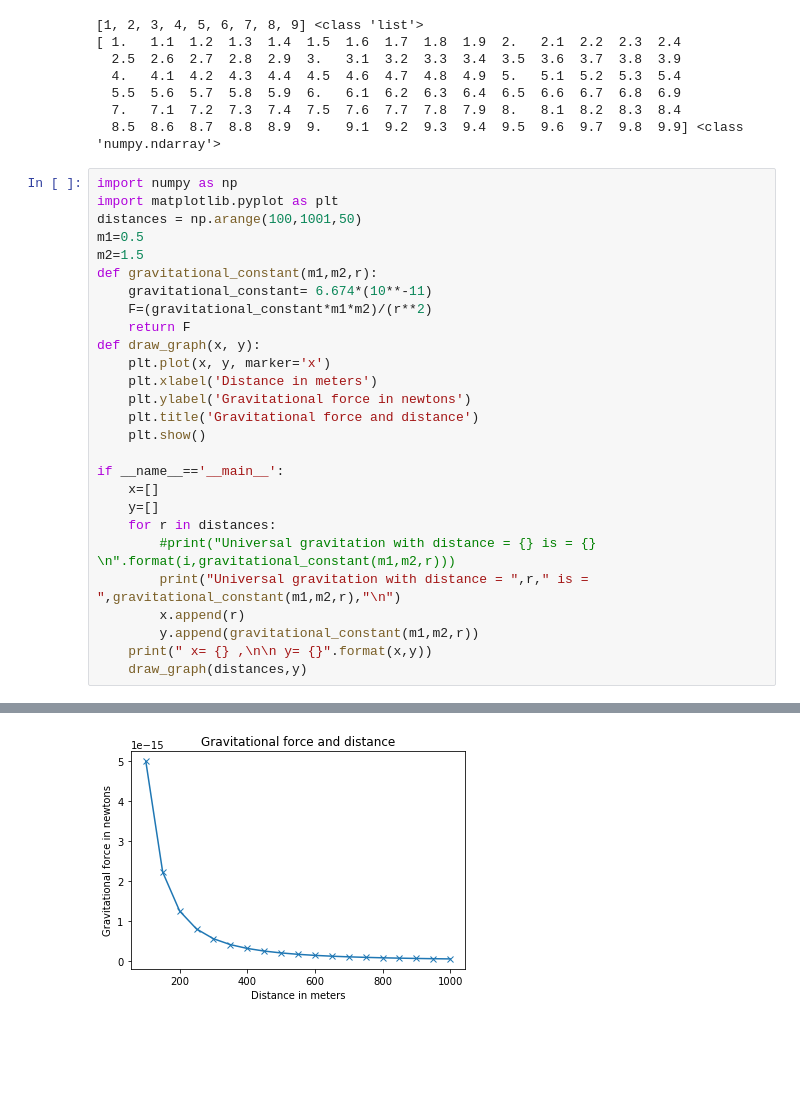
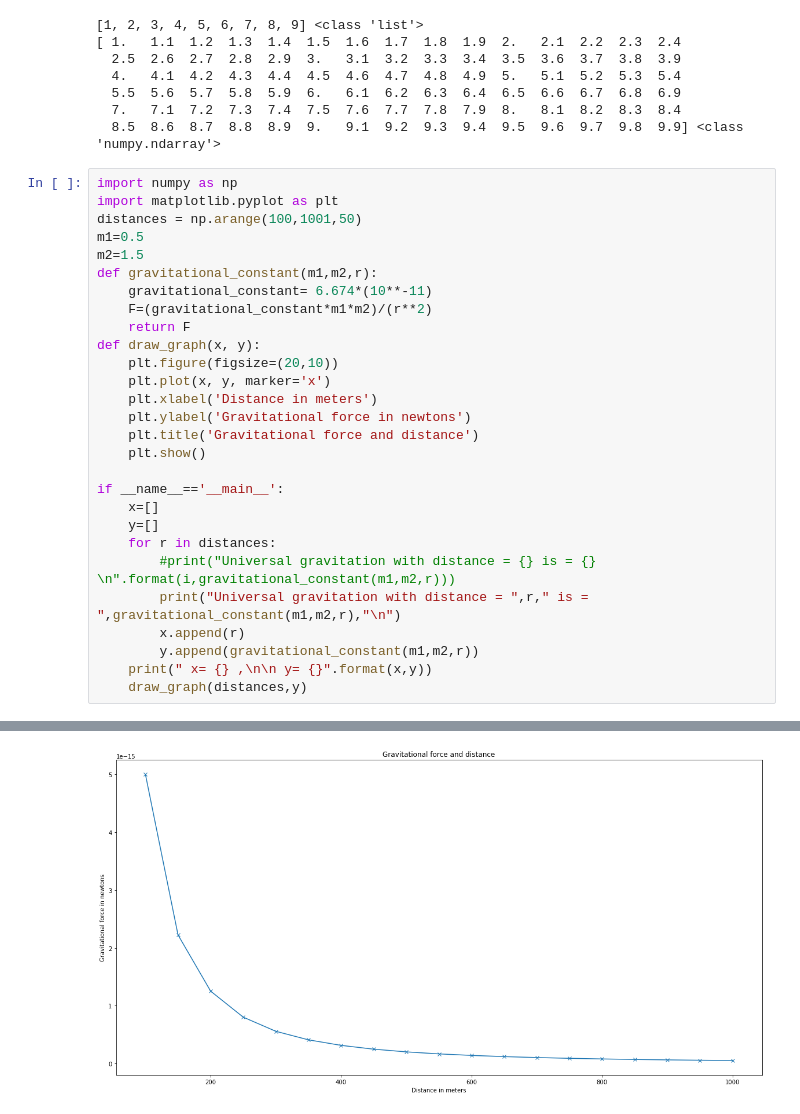
Before and after one commit to TrinhDinhPhuc/TetHolidayWithPython, a Jupyter notebook: Doing math with python/Chapter2 -Visualizing data with graphs.ipynb, the cells around one changed output, grey strips where cells are left out. Cells and saved outputs as stored; diff of their text form; blank space fills up the shorter version.

```diff
--- a/Doing math with python/Chapter2 -Visualizing data with graphs.ipynb
+++ b/Doing math with python/Chapter2 -Visualizing data with graphs.ipynb
@@ -313,6 +313,7 @@ def gravitational_constant(m1,m2,r):
     F=(gravitational_constant*m1*m2)/(r**2)
     return F
 def draw_graph(x, y):
+    plt.figure(figsize=(20,10))
     plt.plot(x, y, marker='x')
     plt.xlabel('Distance in meters')
     plt.ylabel('Gravitational force in newtons')
@@ -320,31 +321,31 @@ def draw_graph(x, y):
     plt.show()
 
 if __name__=='__main__':
     x=[]
     y=[]
     for r in distances:
         #print("Universal gravitation with distance = {} is = {} \n".format(i,gravitational_constant(m1,m2,r)))
         print("Universal gravitation with distance = ",r," is = ",gravitational_constant(m1,m2,r),"\n")
         x.append(r)
         y.append(gravitational_constant(m1,m2,r))
     print(" x= {} ,\n\n y= {}".format(x,y))
     draw_graph(distances,y)
 # %% [output]
 Universal gravitation with distance =  100  is =  5.0055e-15
 
 Universal gravitation with distance =  150  is =  2.22466666667e-15
 
 Universal gravitation with distance =  200  is =  1.251375e-15
 
 Universal gravitation with distance =  250  is =  8.0088e-16
 
 Universal gravitation with distance =  300  is =  5.56166666667e-16
 
 Universal gravitation with distance =  350  is =  4.08612244898e-16
 
 ... (25 lines left out)
 
  x= [100, 150, 200, 250, 300, 350, 400, 450, 500, 550, 600, 650, 700, 750, 800, 850, 900, 950, 1000] ,
 
  y= [5.0054999999999998e-15, 2.2246666666666664e-15, 1.2513749999999999e-15, 8.0087999999999991e-16, 5.561666666666666e-16, 4.0861224489795915e-16, 3.1284374999999999e-16, 2.4718518518518516e-16, 2.00 ...
-[figure, old version]
+[figure, new version]
```
